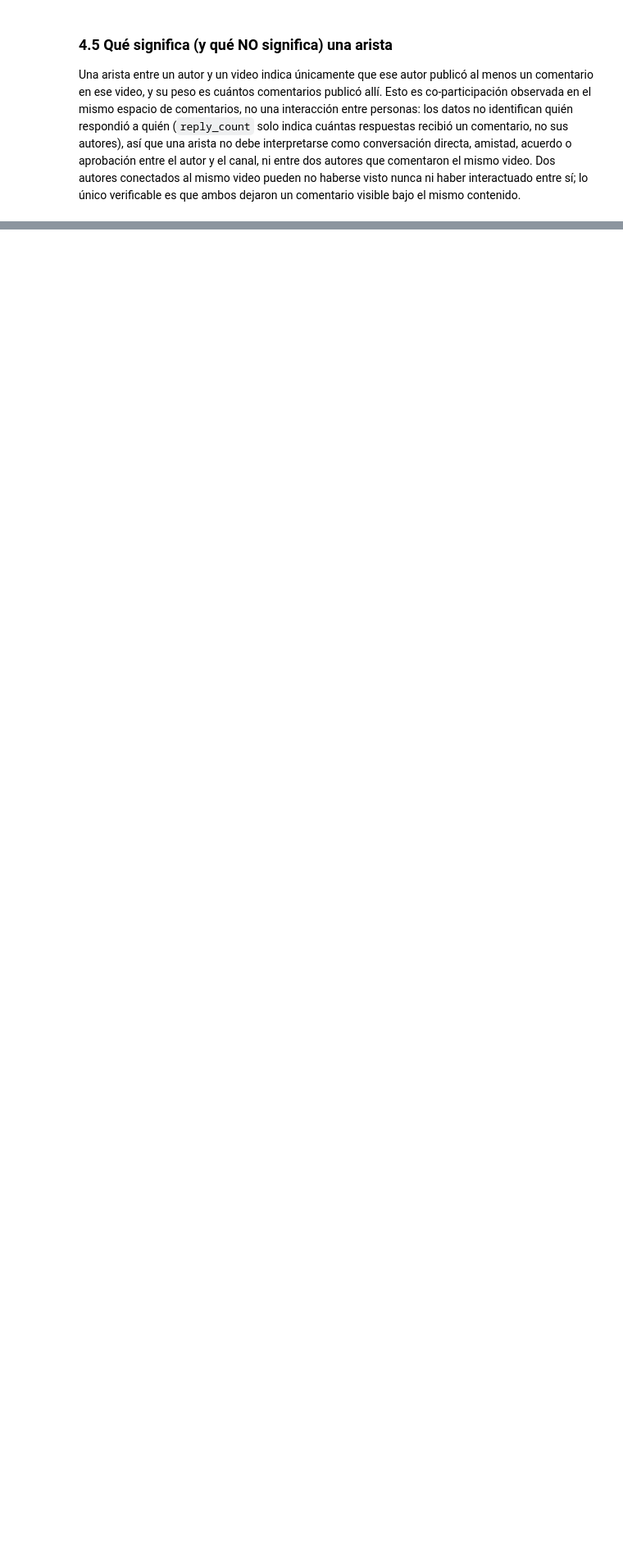
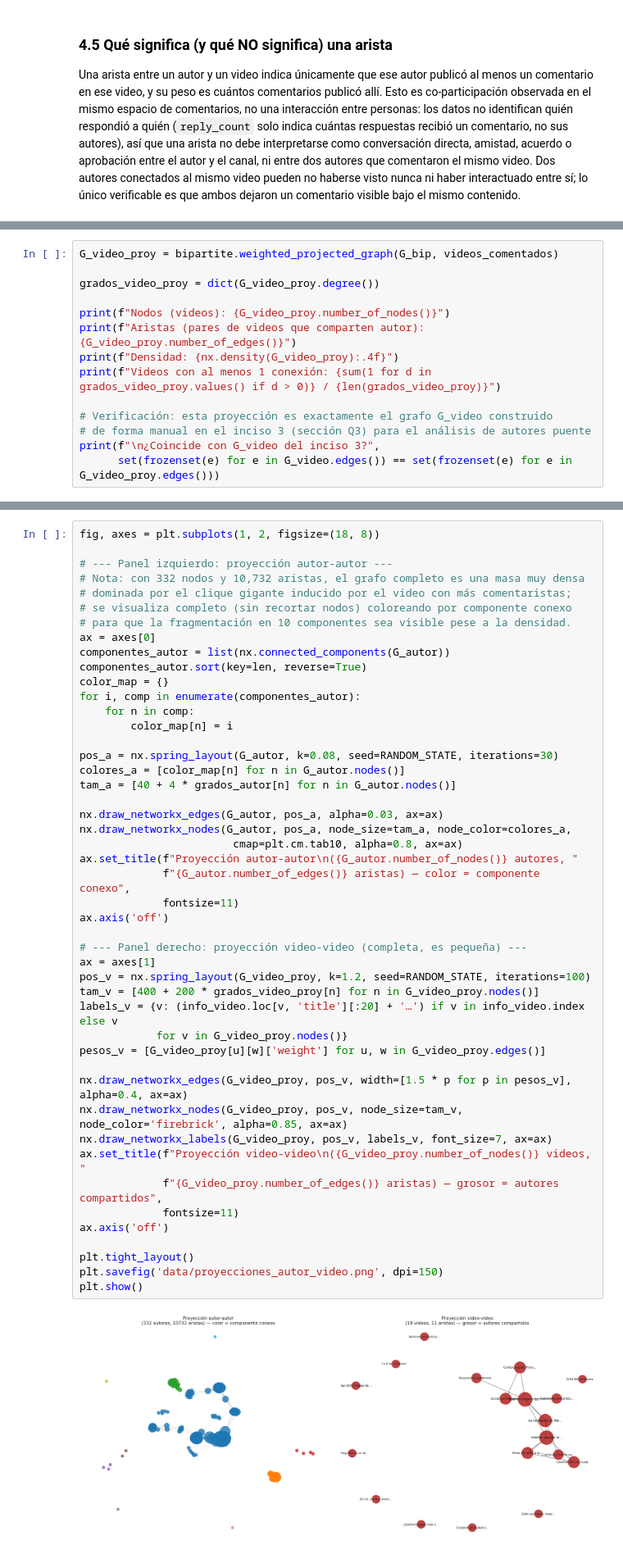
Before and after one commit to Ikeel04/Labs-DS, a Jupyter notebook: Lab6/Laboratorio6.ipynb, the cells around one changed output, grey strips where cells are left out. Shown at 82% size. Saved outputs shown, nothing was run; the diff lists cells and outputs as text; blank space fills up the shorter version.

Commit message:
incisos 5 y 6

```diff
--- a/Lab6/Laboratorio6.ipynb
+++ b/Lab6/Laboratorio6.ipynb
@@ -1920,0 +1964,14 @@ lo único verificable es que ambos dejaron un comentario visible bajo el mismo c
+# %%
+G_video_proy = bipartite.weighted_projected_graph(G_bip, videos_comentados)
+
+grados_video_proy = dict(G_video_proy.degree())
+
+print(f"Nodos (videos): {G_video_proy.number_of_nodes()}")
+print(f"Aristas (pares de videos que comparten autor): {G_video_proy.number_of_edges()}")
+print(f"Densidad: {nx.density(G_video_proy):.4f}")
+print(f"Videos con al menos 1 conexión: {sum(1 for d in grados_video_proy.values() if d > 0)} / {len(grados_video_proy)}")
+
+# Verificación: esta proyección es exactamente el grafo G_video construido
+# de forma manual en el inciso 3 (sección Q3) para el análisis de autores puente
+print(f"\n¿Coincide con G_video del inciso 3?",
+      set(frozenset(e) for e in G_video.edges()) == set(frozenset(e) for e in G_video_proy.edges()))
@@ -1920,0 +2032,49 @@ lo único verificable es que ambos dejaron un comentario visible bajo el mismo c
+# %%
+fig, axes = plt.subplots(1, 2, figsize=(18, 8))
+
+# --- Panel izquierdo: proyección autor-autor ---
+# Nota: con 332 nodos y 10,732 aristas, el grafo completo es una masa muy densa
+# dominada por el clique gigante inducido por el video con más comentaristas;
+# se visualiza completo (sin recortar nodos) coloreando por componente conexo
+# para que la fragmentación en 10 componentes sea visible pese a la densidad.
+ax = axes[0]
+componentes_autor = list(nx.connected_components(G_autor))
+componentes_autor.sort(key=len, reverse=True)
+color_map = {}
+for i, comp in enumerate(componentes_autor):
+    for n in comp:
+        color_map[n] = i
+
+pos_a = nx.spring_layout(G_autor, k=0.08, seed=RANDOM_STATE, iterations=30)
+colores_a = [color_map[n] for n in G_autor.nodes()]
+tam_a = [40 + 4 * grados_autor[n] for n in G_autor.nodes()]
+
+nx.draw_networkx_edges(G_autor, pos_a, alpha=0.03, ax=ax)
+nx.draw_networkx_nodes(G_autor, pos_a, node_size=tam_a, node_color=colores_a,
+                        cmap=plt.cm.tab10, alpha=0.8, ax=ax)
+ax.set_title(f"Proyección autor-autor\n({G_autor.number_of_nodes()} autores, "
+             f"{G_autor.number_of_edges()} aristas) — color = componente conexo",
+             fontsize=11)
+ax.axis('off')
+
+# --- Panel derecho: proyección video-video (completa, es pequeña) ---
+ax = axes[1]
+pos_v = nx.spring_layout(G_video_proy, k=1.2, seed=RANDOM_STATE, iterations=100)
+tam_v = [400 + 200 * grados_video_proy[n] for n in G_video_proy.nodes()]
+labels_v = {v: (info_video.loc[v, 'title'][:20] + '…') if v in info_video.index else v
+            for v in G_video_proy.nodes()}
+pesos_v = [G_video_proy[u][w]['weight'] for u, w in G_video_proy.edges()]
+
+nx.draw_networkx_edges(G_video_proy, pos_v, width=[1.5 * p for p in pesos_v], alpha=0.4, ax=ax)
+nx.draw_networkx_nodes(G_video_proy, pos_v, node_size=tam_v, node_color='firebrick', alpha=0.85, ax=ax)
+nx.draw_networkx_labels(G_video_proy, pos_v, labels_v, font_size=7, ax=ax)
+ax.set_title(f"Proyección video-video\n({G_video_proy.number_of_nodes()} videos, "
+             f"{G_video_proy.number_of_edges()} aristas) — grosor = autores compartidos",
+             fontsize=11)
+ax.axis('off')
+
+plt.tight_layout()
+plt.savefig('data/proyecciones_autor_video.png', dpi=150)
+plt.show()
+# %% [output]
+[figure, added]
```
Also changed, not shown: parts of 54 cells of this notebook, 4 other files.
